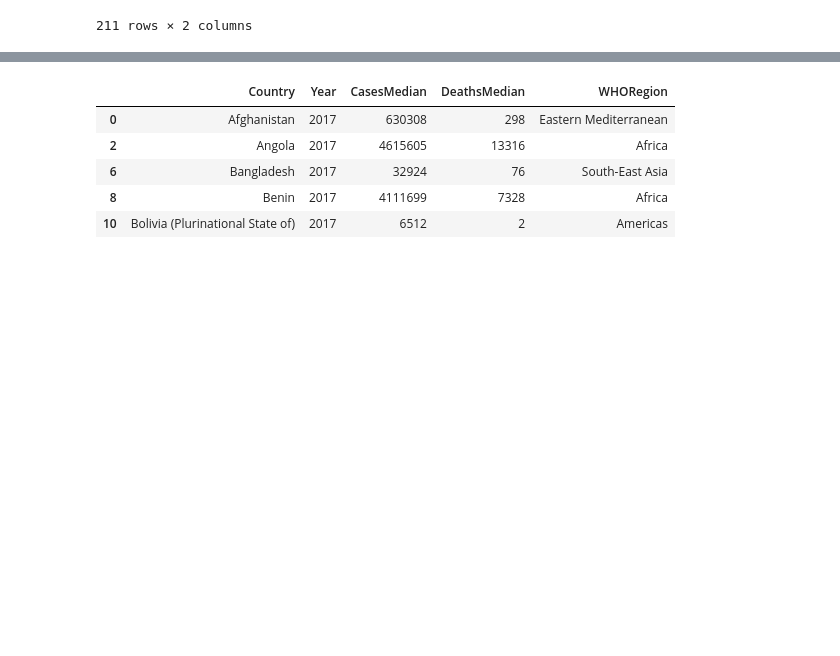
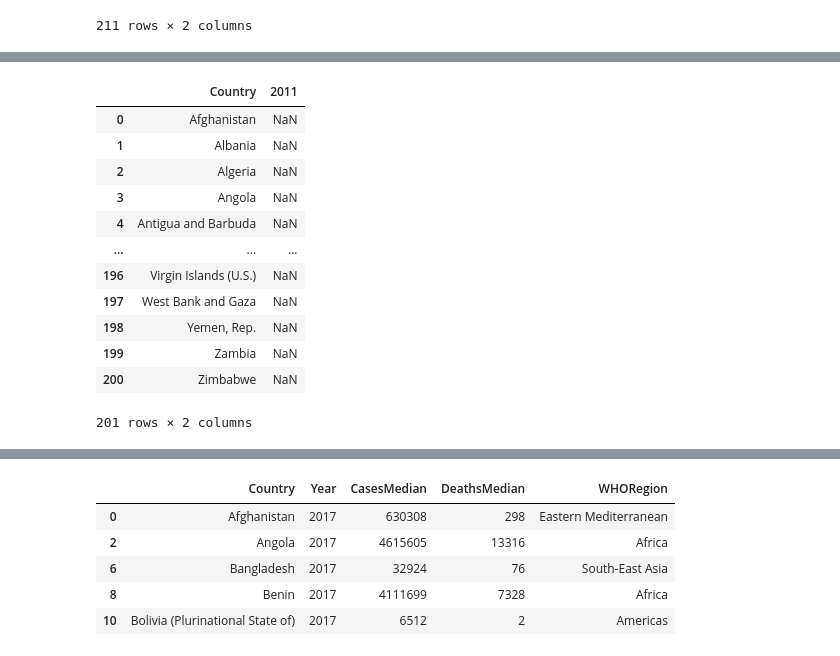
Before and after one commit to Michael-Kneale/COMP2200-Group-Project, a Jupyter notebook: main_report.ipynb, the cells around one changed output, grey strips where cells are left out. Drawn from its saved outputs; the diff is of its cells as text; code cells hidden in the pictures; blank space fills up the shorter version.

```diff
--- a/main_report.ipynb
+++ b/main_report.ipynb
@@ -32,7 +32,7 @@ avg_temp.head()
 | 3 | 4 | Angola | 21.55 | NaN |
 | 4 | 5 | Albania | 11.40 | NaN |
 # %%
-Life_Expect = pd.read_csv("files/HDI.csv")
+Life_Expect = pd.read_excel("files/HDI.xlsx")
 Life_Expect.head()
 # %% [output]
 |  | Country Name | 2011 | 2012 | 2013 | 2014 | 2015 | 2016 | 2017 |
@@ -168,13 +168,31 @@ Life_Expect
 | 200 | Zimbabwe | 52.896 | 55.032000 | 56.897 | 58.410000 | 59.534000 | 60.294000 | 60.812 |
 201 rows × 8 columns
 # %%
-Life_Expect_2011 = Life_Expect[["Country", "2011"]]
-Life_Expect_2012 = Life_Expect[["Country", "2012"]]
-Life_Expect_2013 = Life_Expect[["Country", "2013"]]
-Life_Expect_2014 = Life_Expect[["Country", "2014"]]
-Life_Expect_2015 = Life_Expect[["Country", "2015"]]
-Life_Expect_2016 = Life_Expect[["Country", "2016"]]
-Life_Expect_2017 = Life_Expect[["Country", "2017"]]
+Life_Expect_2011 = Life_Expect.reindex(columns=["Country", "2011"])
+#Life_Expect_2011['2011'] = Life_Expect['2011']
+Life_Expect_2011
+
+#Life_Expect_2011 = Life_Expect[["Country", "2011"]]
+#Life_Expect_2012 = Life_Expect[["Country", "2012"]]
+#Life_Expect_2013 = Life_Expect[["Country", "2013"]]
+#Life_Expect_2014 = Life_Expect[["Country", "2014"]]
+#Life_Expect_2015 = Life_Expect[["Country", "2015"]]
+#Life_Expect_2016 = Life_Expect[["Country", "2016"]]
+#Life_Expect_2017 = Life_Expect[["Country", "2017"]]
+# %% [output]
+|  | Country | 2011 |
+| 0 | Afghanistan | NaN |
+| 1 | Albania | NaN |
+| 2 | Algeria | NaN |
+| 3 | Angola | NaN |
+| 4 | Antigua and Barbuda | NaN |
+| ... | ... | ... |
+| 196 | Virgin Islands (U.S.) | NaN |
+| 197 | West Bank and Gaza | NaN |
+| 198 | Yemen, Rep. | NaN |
+| 199 | Zambia | NaN |
+| 200 | Zimbabwe | NaN |
+201 rows × 2 columns
 # %%
 GDP = GDP.rename(columns={'Country Name' : 'Country'})
 GDP
```
Also changed, not shown: parts of 7 cells of this notebook.
